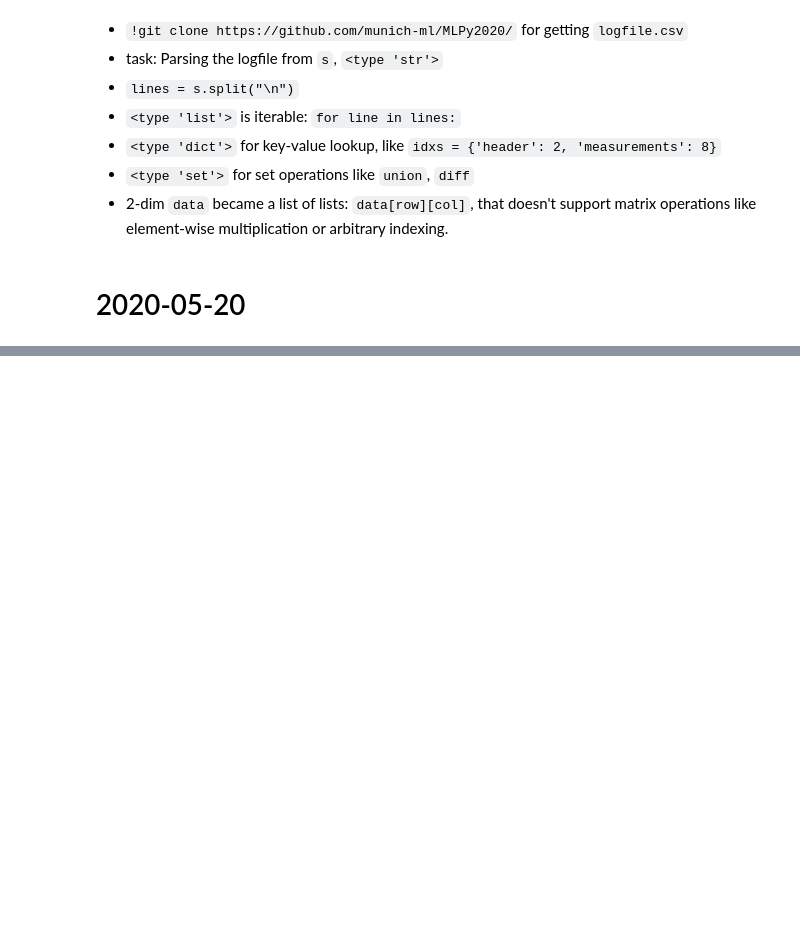
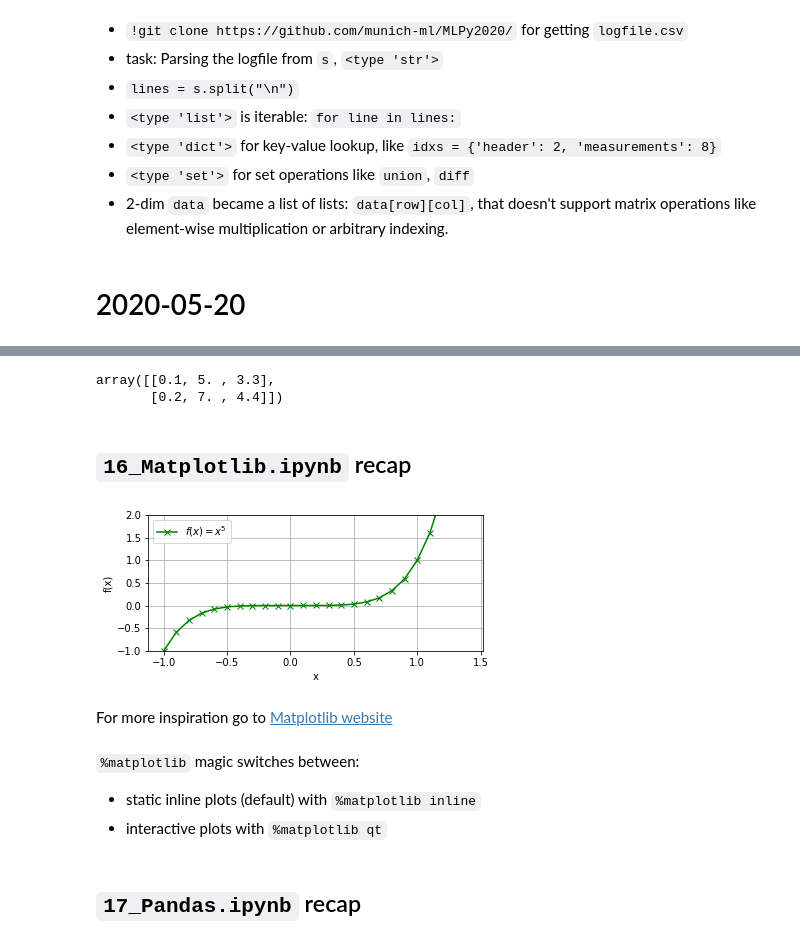
Before and after one commit to munich-ml/MLPy2020, a Jupyter notebook: recap.ipynb, the cells around one changed output, grey strips where cells are left out. Saved outputs shown, nothing was run; the diff lists cells and outputs as text; code cells hidden in the pictures; blank space fills up the shorter version.

```diff
--- a/recap.ipynb
+++ b/recap.ipynb
@@ -146,0 +159,32 @@ data[0][:]
+# %%
+import numpy as np
+np.column_stack(([[0.1, 5], [0.2, 7]],
+                 [3.3, 4.4]))
+# %% [output]
+array([[0.1, 5. , 3.3],
+       [0.2, 7. , 4.4]])
+# %% [markdown]
+## `16_Matplotlib.ipynb` recap
+# %%
+import matplotlib.pyplot as plt
+
+exp = 5
+x = np.arange(-1, 1.5, 0.1)
+y = np.power(x, exp)
+
+plt.figure(figsize=([6, 2.5]))
+plt.plot(x, y, color="g", marker="x", label="$f(x)=x^{}$".format(exp))
+plt.ylim([-1, 2])
+plt.xlabel("x"), plt.ylabel("f(x)")
+plt.grid()
+plt.legend();
+# %% [output]
+[figure, added]
+# %% [markdown]
+For more inspiration go to [Matplotlib website](https://matplotlib.org/)
+# %% [markdown]
+`%matplotlib` magic switches between:
+- static inline plots (default) with `%matplotlib inline`
+- interactive plots with `%matplotlib qt`
+# %% [markdown]
+## `17_Pandas.ipynb` recap
```
Also changed, not shown: parts of 9 cells of this notebook.
